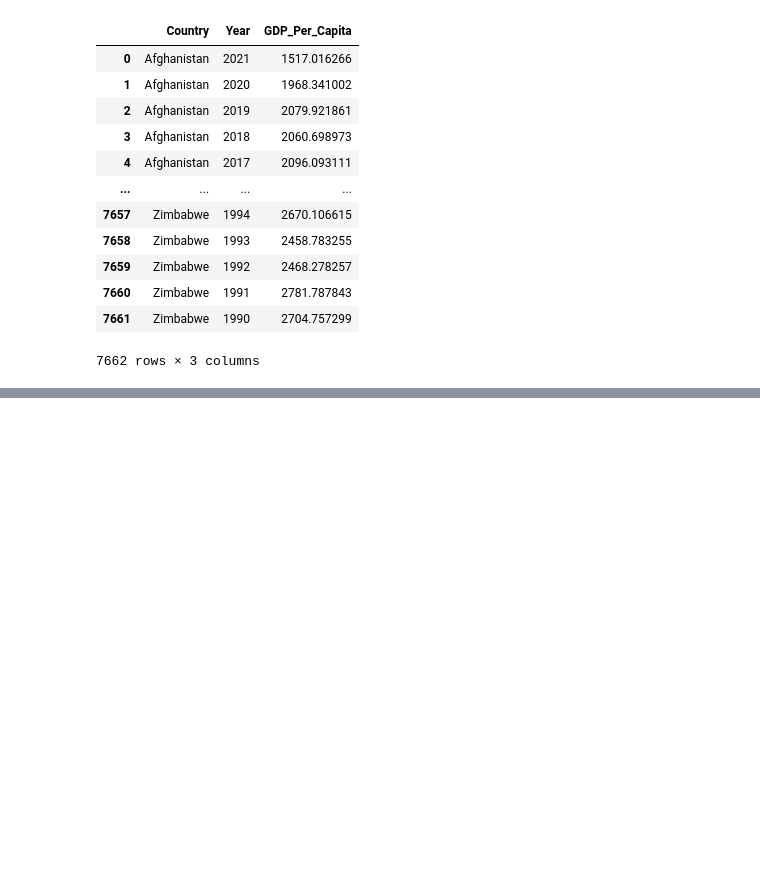
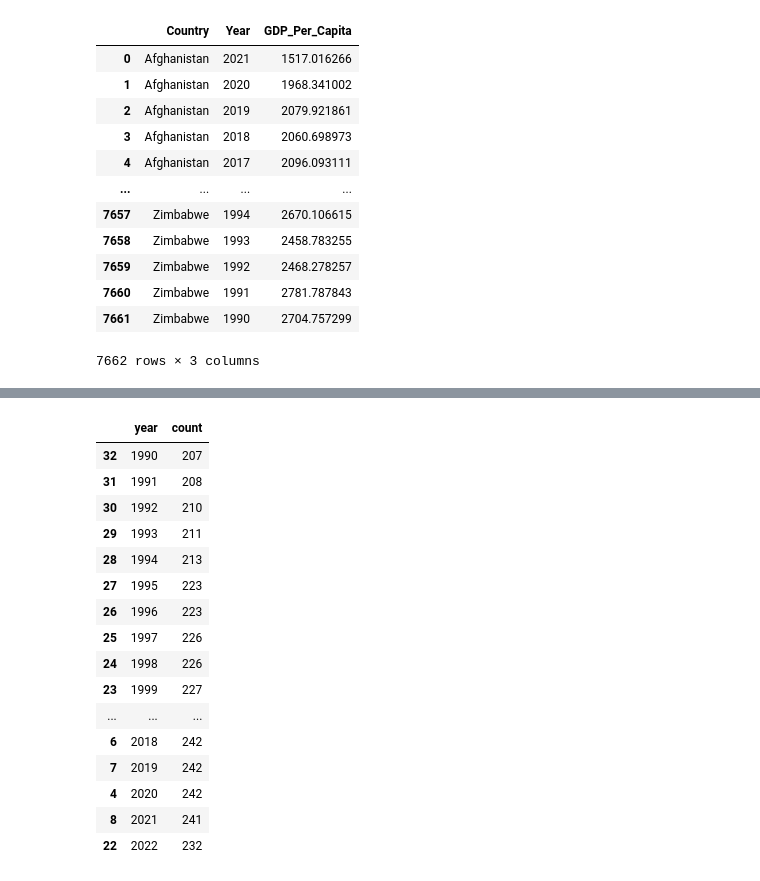
Before and after one commit to NSS-Data-Analytics-Cohort-10/gdp-and-internet-usage-ekinnard23, a Jupyter notebook: notebooks/gdp_and_internet_usage_eddie_kinnard.ipynb, the cells around one changed output, grey strips where cells are left out. Saved outputs shown, nothing was run; the diff lists cells and outputs as text; code cells hidden in the pictures; blank space fills up the shorter version.

```diff
--- a/notebooks/gdp_and_internet_usage_eddie_kinnard.ipynb
+++ b/notebooks/gdp_and_internet_usage_eddie_kinnard.ipynb
@@ -63,0 +86,21 @@ country_count = gdp_df.Country.value_counts()
+# %%
+year_counts = year_counts.sort_values('year')
+year_counts
+# %% [output]
+|  | year | count |
+| 32 | 1990 | 207 |
+| 31 | 1991 | 208 |
+| 30 | 1992 | 210 |
+| 29 | 1993 | 211 |
+| 28 | 1994 | 213 |
+| 27 | 1995 | 223 |
+| 26 | 1996 | 223 |
+| 25 | 1997 | 226 |
+| 24 | 1998 | 226 |
+| 23 | 1999 | 227 |
+| ... | ... | ... |
+| 6 | 2018 | 242 |
+| 7 | 2019 | 242 |
+| 4 | 2020 | 242 |
+| 8 | 2021 | 241 |
+| 22 | 2022 | 232 |
```
Also changed, not shown: parts of 9 cells of this notebook.
